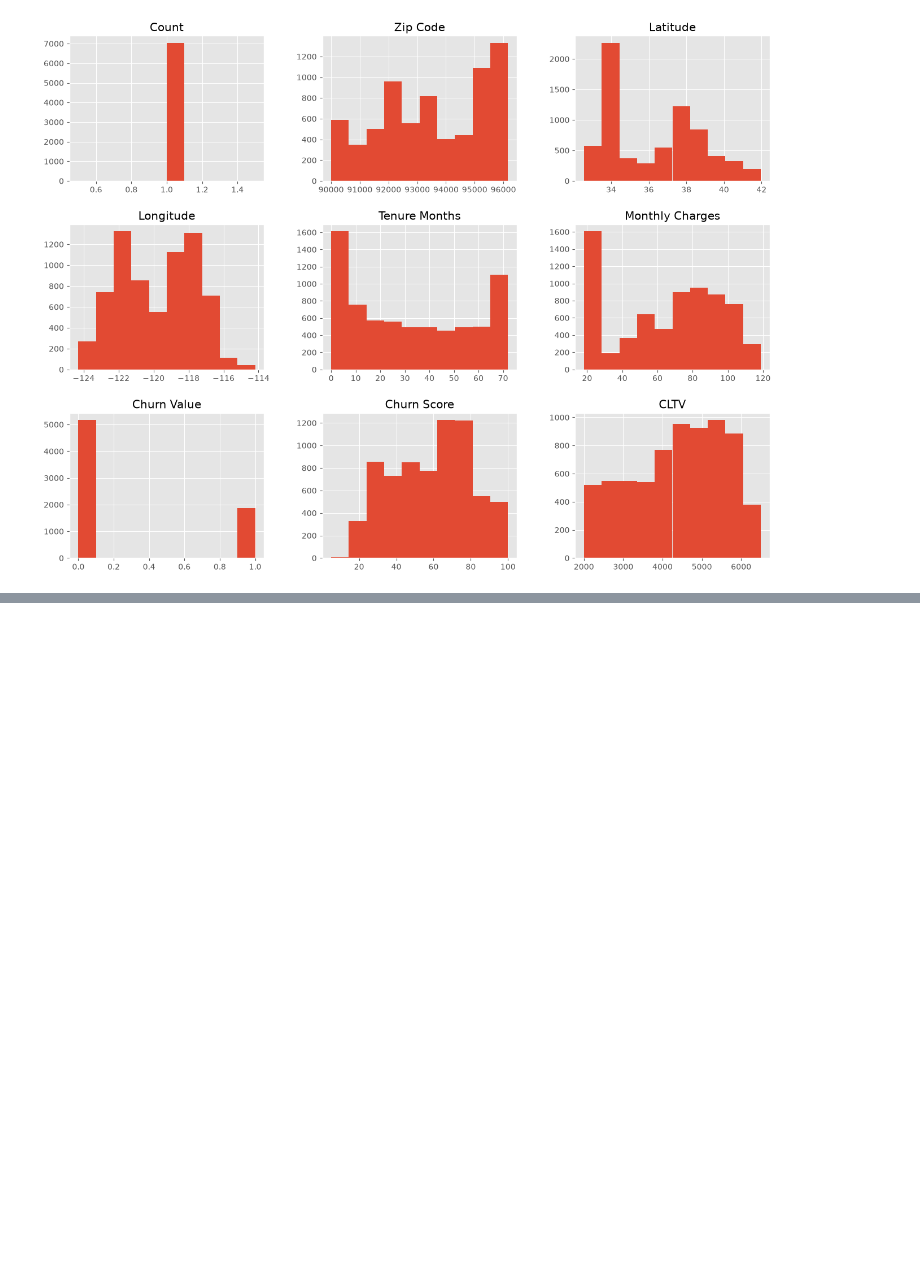
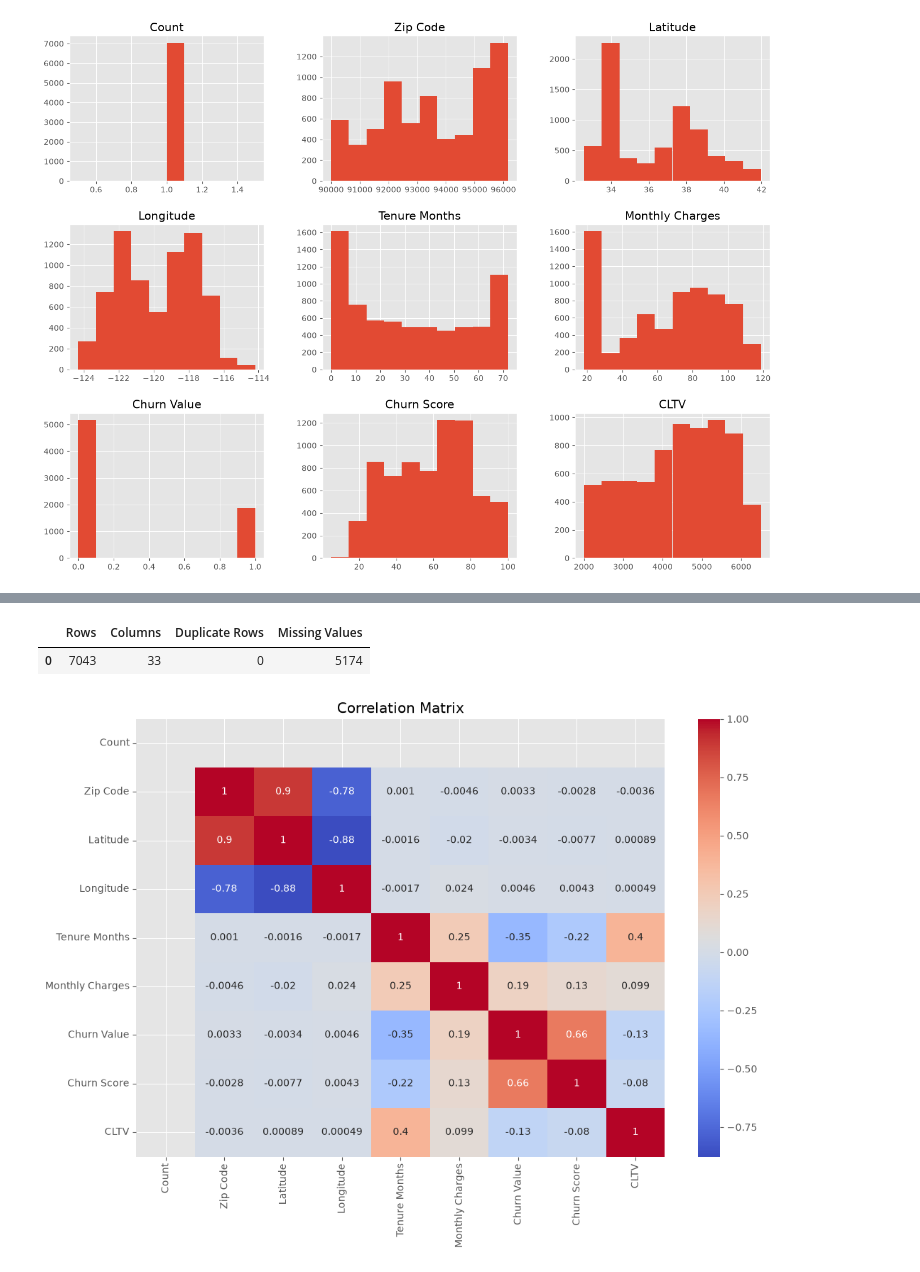
Before and after one commit to Shreel1415/Google_D_A, a Jupyter notebook: notebooks/01_Data_Understanding.ipynb, the cells around one changed output, grey strips where cells are left out. Cells and saved outputs as stored; diff of their text form; code cells hidden in the pictures; blank space fills up the shorter version.

```diff
--- a/notebooks/01_Data_Understanding.ipynb
+++ b/notebooks/01_Data_Understanding.ipynb
@@ -180,0 +209,25 @@ df.to_csv("data/processed/churn_clean.xlsx", index=False)
+# %%
+summary = pd.DataFrame({
+    "Rows":[df.shape[0]],
+    "Columns":[df.shape[1]],
+    "Duplicate Rows":[df.duplicated().sum()],
+    "Missing Values":[df.isnull().sum().sum()]
+})
+
+summary
+# %% [output]
+|  | Rows | Columns | Duplicate Rows | Missing Values |
+| 0 | 7043 | 33 | 0 | 5174 |
+# %%
+plt.figure(figsize=(12,8))
+
+sns.heatmap(
+    df.select_dtypes(include=np.number).corr(),
+    annot=True,
+    cmap="coolwarm"
+)
+
+plt.title("Correlation Matrix")
+plt.show()
+# %% [output]
+[figure, added]
```
Also changed, not shown: parts of 11 cells of this notebook, 11 other files.
